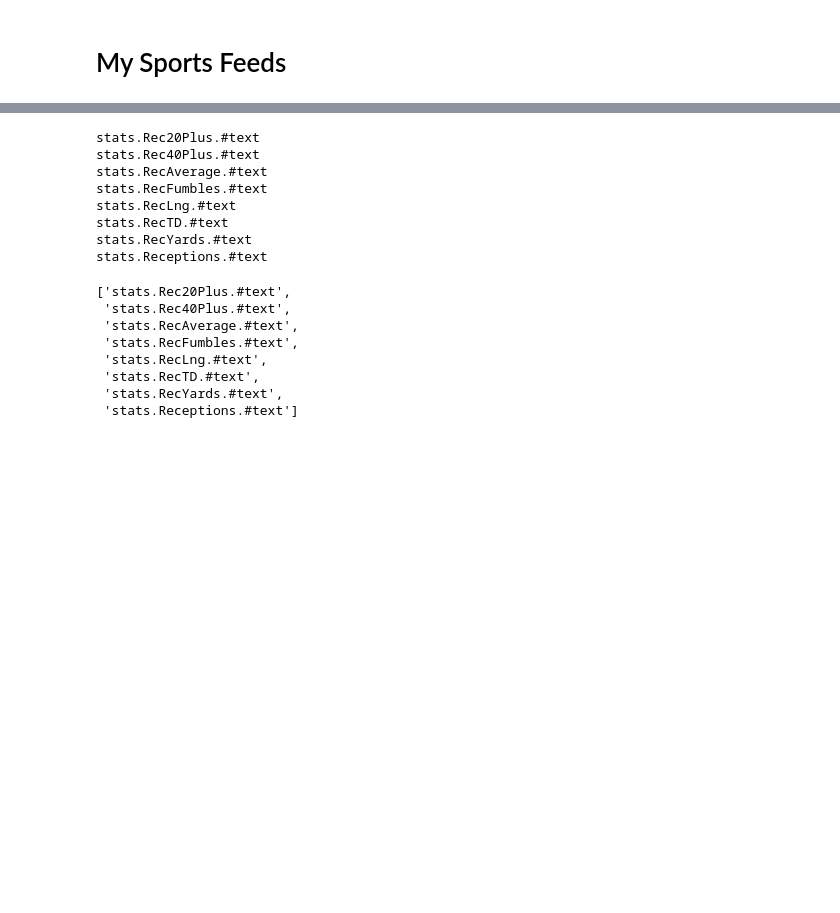
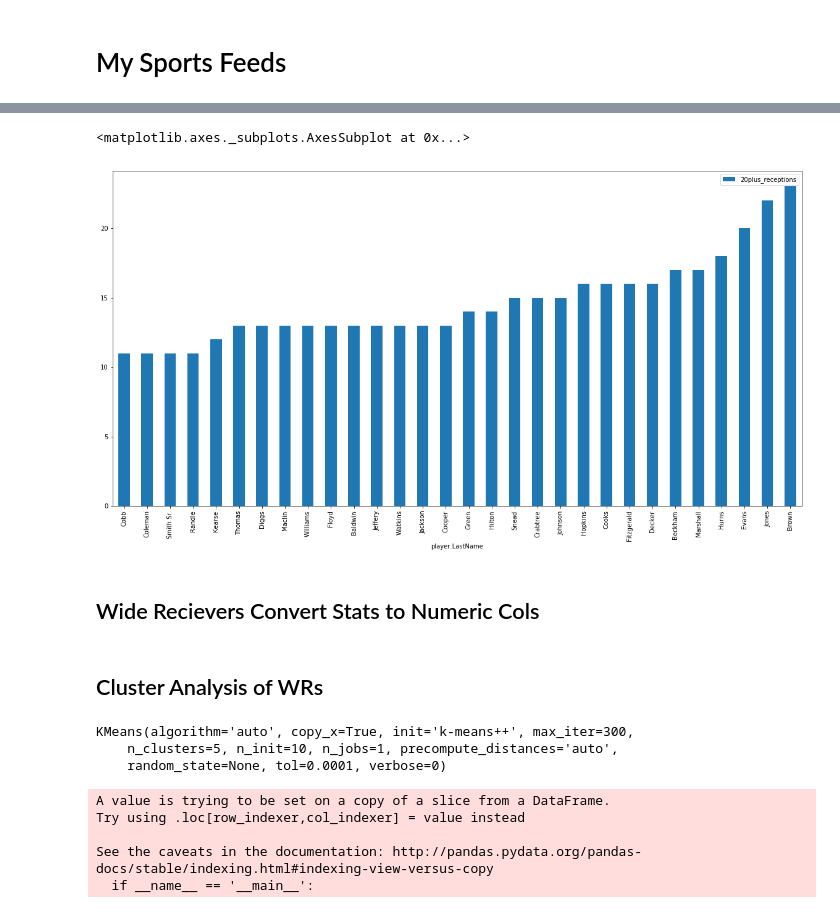
Before and after one commit to RobMulla/sportsdata, a Jupyter notebook: MySportsFeeds_API_Test.ipynb, the cells around one changed output, grey strips where cells are left out. Drawn from its saved outputs; the diff is of its cells as text; code cells hidden in the pictures; blank space fills up the shorter version.

```diff
--- a/MySportsFeeds_API_Test.ipynb
+++ b/MySportsFeeds_API_Test.ipynb
@@ -91,26 +49,0 @@ wr20plus_greaterthan10.plot(x='player.LastName',figsize=(20,10), kind='bar')
-# %%
-rec_cols = []
-for col in wr.columns:
-    if col[:9] == 'stats.Rec' and col[-5:] == '#text':
-        print(col)
-        rec_cols.append(col)
-# %% [output]
-stats.Rec20Plus.#text
-stats.Rec40Plus.#text
-stats.RecAverage.#text
-stats.RecFumbles.#text
-stats.RecLng.#text
-stats.RecTD.#text
-stats.RecYards.#text
-stats.Receptions.#text
-# %%
-rec_cols
-# %% [output]
-['stats.Rec20Plus.#text',
- 'stats.Rec40Plus.#text',
- 'stats.RecAverage.#text',
- 'stats.RecFumbles.#text',
- 'stats.RecLng.#text',
- 'stats.RecTD.#text',
- 'stats.RecYards.#text',
- 'stats.Receptions.#text']
@@ -123,0 +50,13 @@ wr_stats_atleast500 = wr_stats.loc[wr_stats['stats.RecYards.'] > 500]
+# %%
+wr20plus = wr[['player.LastName','stats.Rec20Plus.#text']].copy()
+wr20plus['20plus_receptions'] = pd.to_numeric(wr20plus['stats.Rec20Plus.#text'])
+wr20plus.sort_values('20plus_receptions', inplace=True)
+# Filter greater than 10 - 20plus yard receptions
+wr20plus_greaterthan10 = wr20plus.loc[wr20plus['20plus_receptions'] > 10]
+# Plot
+wr20plus_greaterthan10.plot(x='player.LastName',figsize=(20,10), kind='bar')
+# %% [output]
+<matplotlib.axes._subplots.AxesSubplot at 0x...>
+[figure, added]
+# %% [markdown]
+## Wide Recievers Convert Stats to Numeric Cols
@@ -123,0 +81,17 @@ wr_stats_atleast500 = wr_stats.loc[wr_stats['stats.RecYards.'] > 500]
+# %% [markdown]
+## Cluster Analysis of WRs
+# %%
+km = KMeans(n_clusters=5)
+km.fit(wr_stats_atleast500.select_dtypes([np.number]))
+# %% [output]
+KMeans(algorithm='auto', copy_x=True, init='k-means++', max_iter=300,
+    n_clusters=5, n_init=10, n_jobs=1, precompute_distances='auto',
+    random_state=None, tol=0.0001, verbose=0)
+# %%
+wr_stats_atleast500['cluster'] = km.labels_
+# %% [output]
+A value is trying to be set on a copy of a slice from a DataFrame.
+Try using .loc[row_indexer,col_indexer] = value instead
+
+See the caveats in the documentation: http://pandas.pydata.org/pandas-docs/stable/indexing.html#indexing-view-versus-copy
+  if __name__ == '__main__':
```
Also changed, not shown: parts of 47 cells of this notebook.
